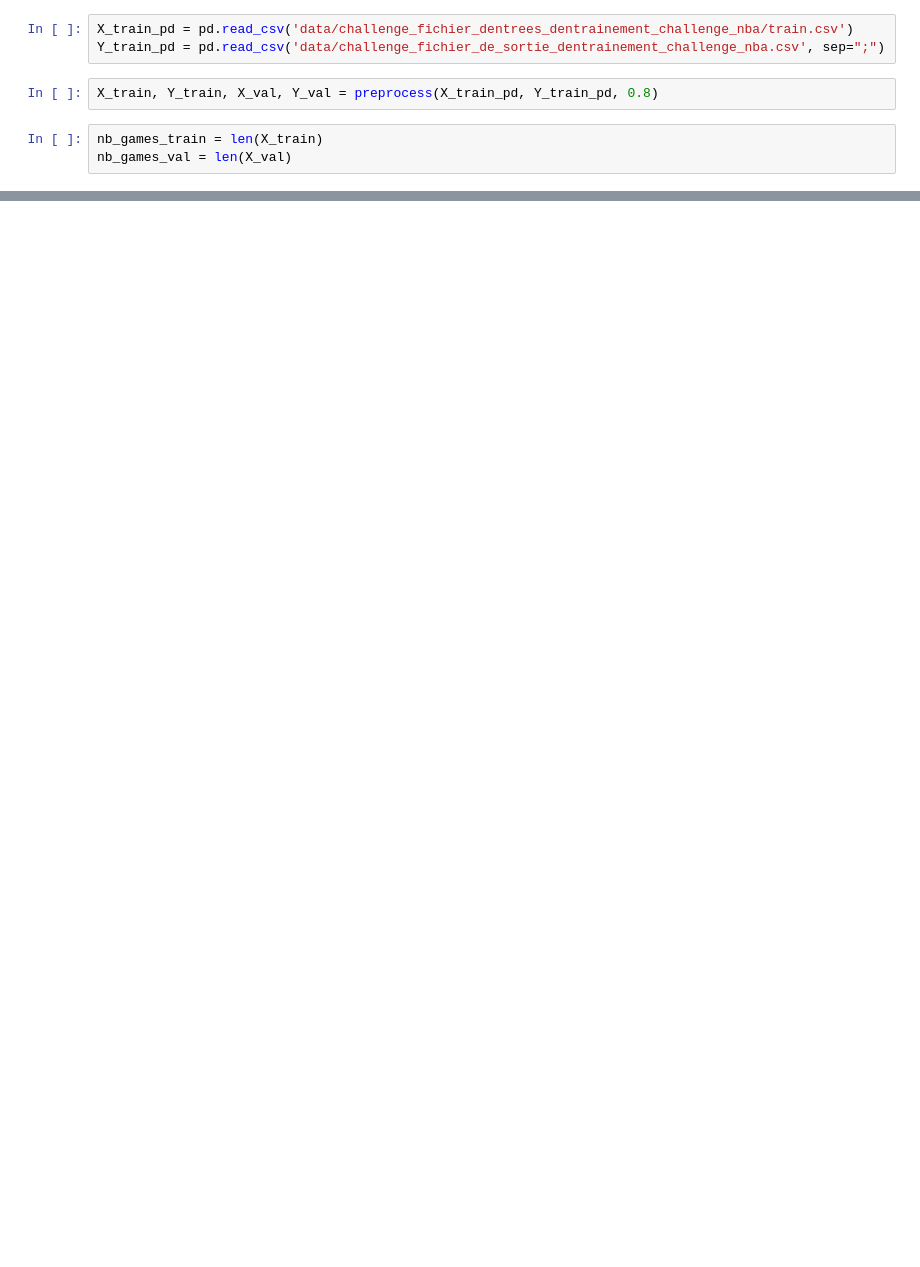
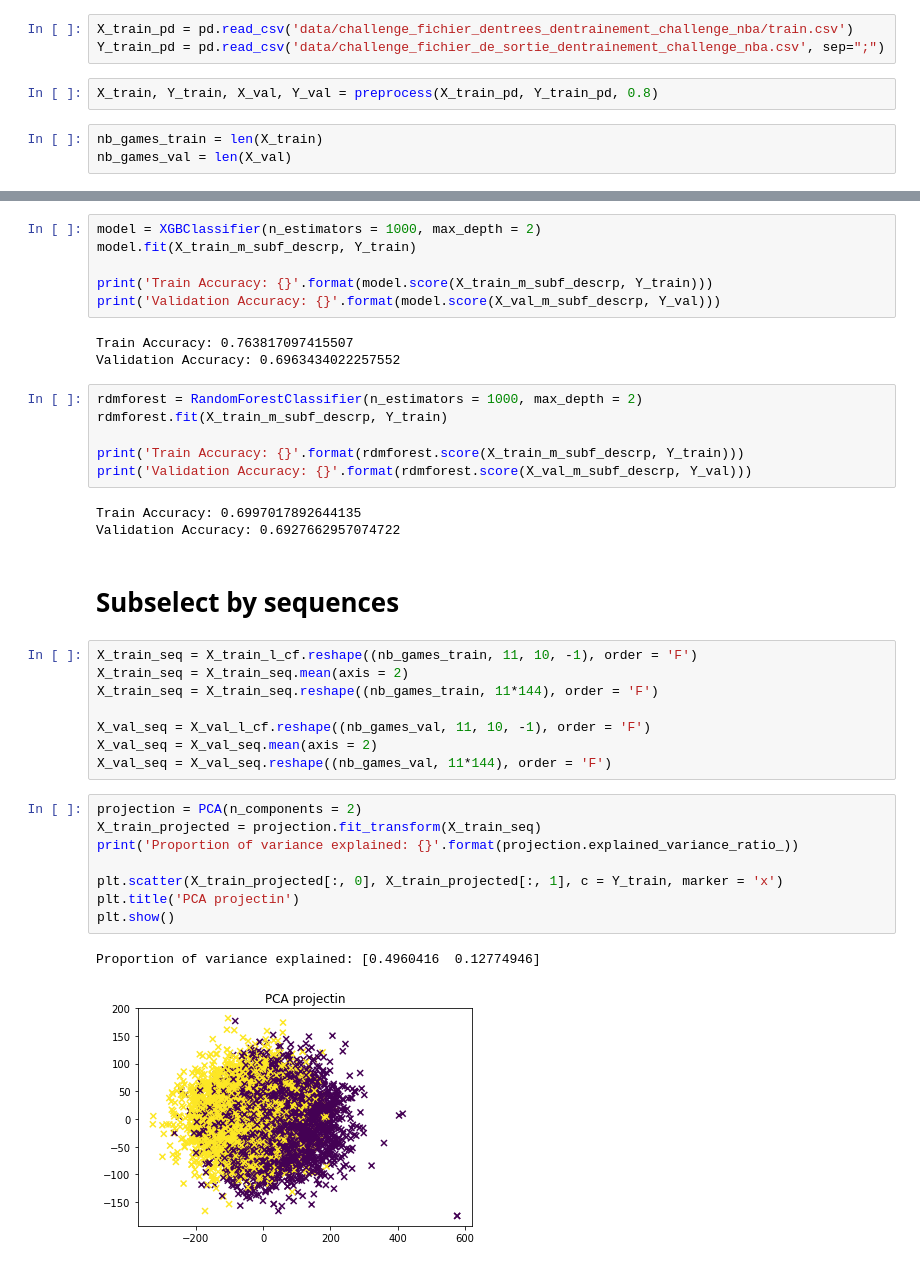
Before and after one commit to VictorSanh/NBA_Challenge, a Jupyter notebook: Hand_crafting_features.ipynb, the cells around one changed output, grey strips where cells are left out. Cells and saved outputs as stored; diff of their text form; blank space fills up the shorter version.

```diff
--- a/Hand_crafting_features.ipynb
+++ b/Hand_crafting_features.ipynb
@@ -56,0 +127,39 @@ Validation Accuracy: 0.6903815580286169
+# %%
+model = XGBClassifier(n_estimators = 1000, max_depth = 2)
+model.fit(X_train_m_subf_descrp, Y_train)
+
+print('Train Accuracy: {}'.format(model.score(X_train_m_subf_descrp, Y_train)))
+print('Validation Accuracy: {}'.format(model.score(X_val_m_subf_descrp, Y_val)))
+# %% [output]
+Train Accuracy: 0.763817097415507
+Validation Accuracy: 0.6963434022257552
+# %%
+rdmforest = RandomForestClassifier(n_estimators = 1000, max_depth = 2)
+rdmforest.fit(X_train_m_subf_descrp, Y_train)
+
+print('Train Accuracy: {}'.format(rdmforest.score(X_train_m_subf_descrp, Y_train)))
+print('Validation Accuracy: {}'.format(rdmforest.score(X_val_m_subf_descrp, Y_val)))
+# %% [output]
+Train Accuracy: 0.6997017892644135
+Validation Accuracy: 0.6927662957074722
+# %% [markdown]
+# Subselect by sequences
+# %%
+X_train_seq = X_train_l_cf.reshape((nb_games_train, 11, 10, -1), order = 'F')
+X_train_seq = X_train_seq.mean(axis = 2)
+X_train_seq = X_train_seq.reshape((nb_games_train, 11*144), order = 'F')
+
+X_val_seq = X_val_l_cf.reshape((nb_games_val, 11, 10, -1), order = 'F')
+X_val_seq = X_val_seq.mean(axis = 2)
+X_val_seq = X_val_seq.reshape((nb_games_val, 11*144), order = 'F')
+# %%
+projection = PCA(n_components = 2)
+X_train_projected = projection.fit_transform(X_train_seq)
+print('Proportion of variance explained: {}'.format(projection.explained_variance_ratio_))
+
+plt.scatter(X_train_projected[:, 0], X_train_projected[:, 1], c = Y_train, marker = 'x')
+plt.title('PCA projectin')
+plt.show()
+# %% [output]
+Proportion of variance explained: [0.4960416  0.12774946]
+[figure, added]
```
Also changed, not shown: parts of 31 cells of this notebook.
